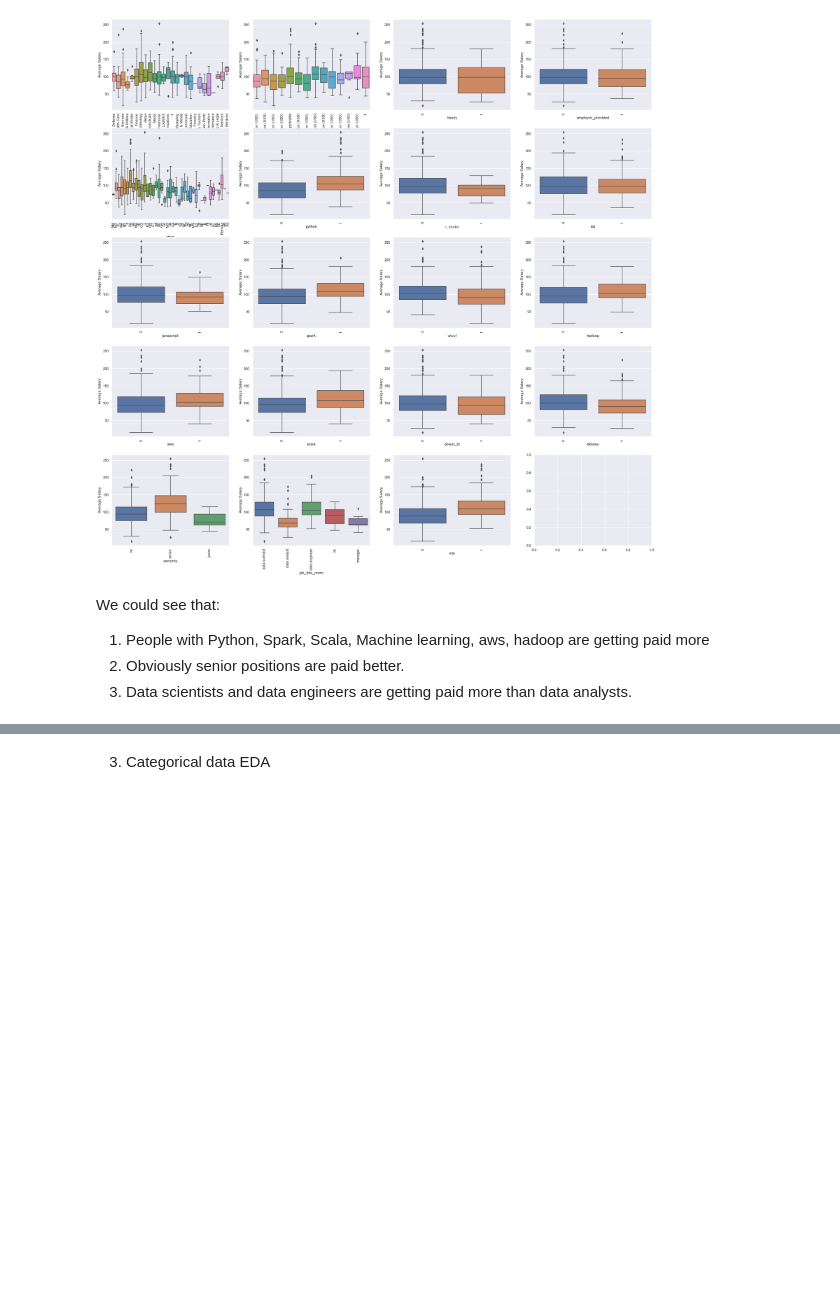
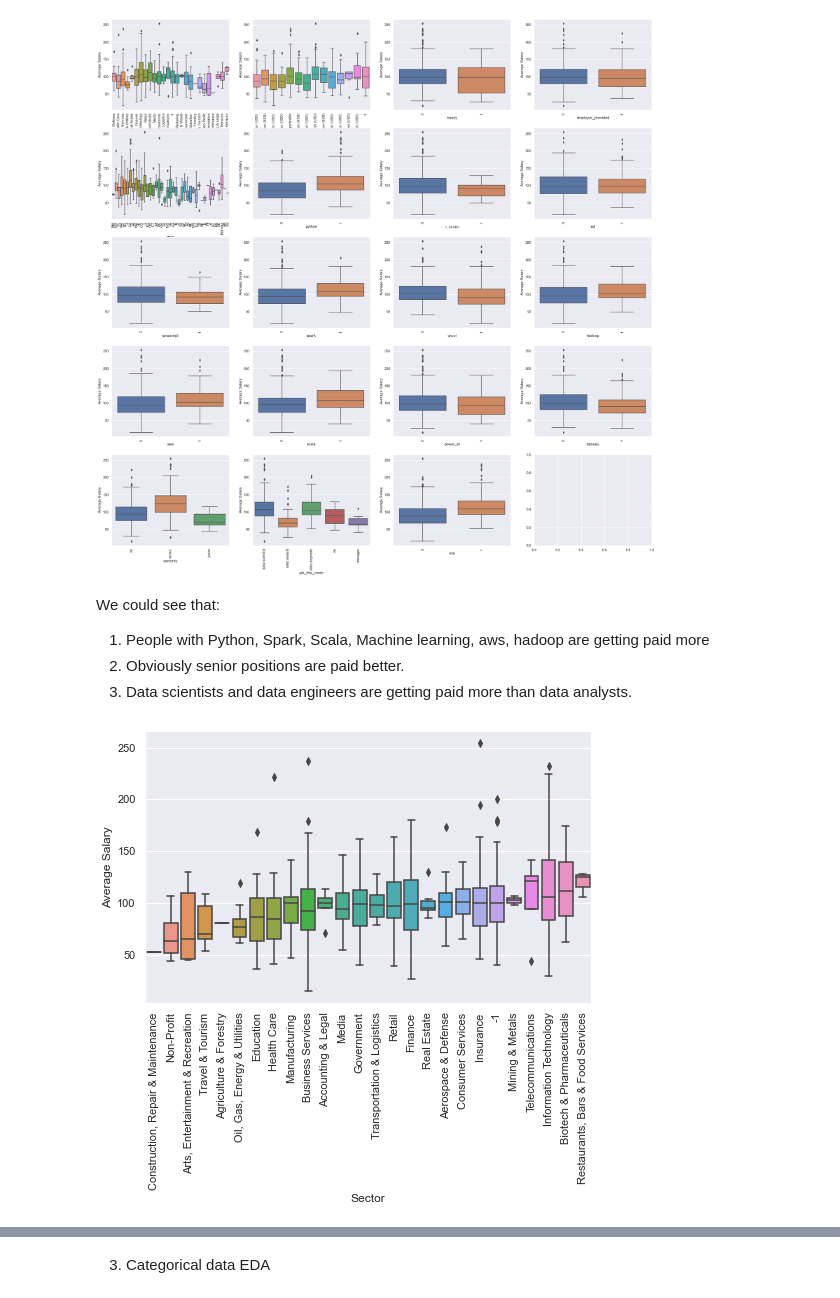
Before and after one commit to vytautasmu/Python_mokymai, a Jupyter notebook: final_work_vcs.ipynb, the cells around one changed output, grey strips where cells are left out. Saved outputs shown, nothing was run; the diff lists cells and outputs as text; code cells hidden in the pictures; blank space fills up the shorter version.

```diff
--- a/final_work_vcs.ipynb
+++ b/final_work_vcs.ipynb
@@ -420,3 +410,9 @@ We could see that:<br>
 1. People with Python, Spark, Scala, Machine learning, aws, hadoop are getting paid more <br>
 2. Obviously senior positions are paid better.<br>
 3. Data scientists and data engineers are getting paid more than data analysts.
+# %%
+sorted_sc = df_master.groupby(['Sector'])['Average Salary'].mean().sort_values()
+ax = sns.boxplot(x=df_master['Sector'], y=df_master['Average Salary'], order=list(sorted_sc.index))
+ax.set_xticklabels(ax.get_xticklabels(), rotation=90);
+# %% [output]
+[figure, added]
```
Also changed, not shown: parts of 5 cells of this notebook, 1 other file.
